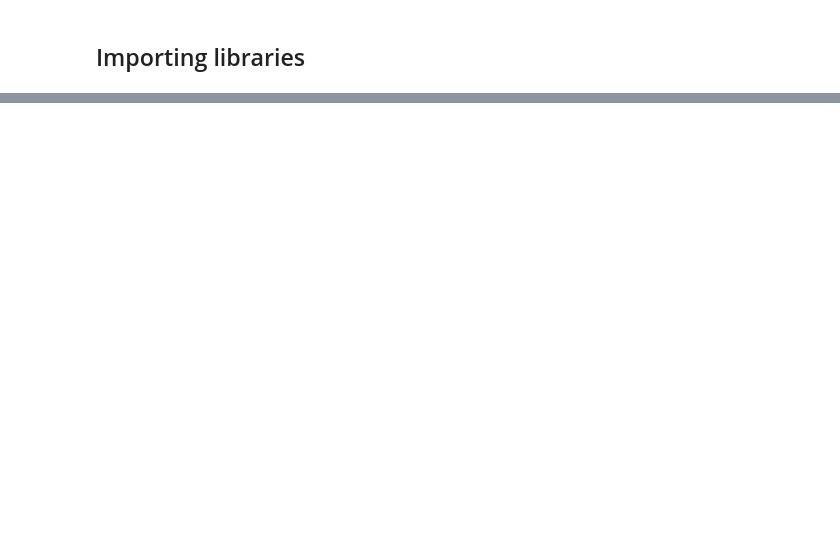
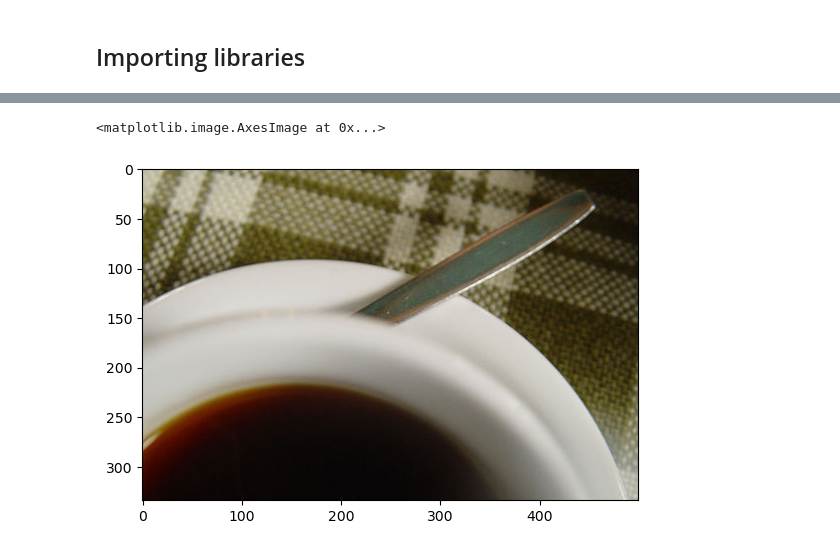
Before and after one commit to faiz2399/Capstone-Project-Image-Reconstruction, a Jupyter notebook: autoencoder_file.ipynb, the cells around one changed output, grey strips where cells are left out. Cells and saved outputs as stored; diff of their text form; code cells hidden in the pictures; blank space fills up the shorter version.

```diff
--- a/autoencoder_file.ipynb
+++ b/autoencoder_file.ipynb
@@ -23,0 +27,15 @@ from tensorflow.keras.optimizers import SGD
+# %%
+file = open('noise_train.pkl','rb')
+
+noise_train = pickle.load(file)
+file.close()
+# %%
+file = open('blur_train.pkl','rb')
+
+blur_train = pickle.load(file)
+file.close()
+# %%
+file = open('blemished_train.pkl','rb')
+
+blemished_train = pickle.load(file)
+file.close()
@@ -23,0 +52,10 @@ from tensorflow.keras.optimizers import SGD
+# %%
+file = open('nochange_train.pkl','rb')
+
+nochange_train = pickle.load(file)
+file.close()
+# %%
+plt.imshow(nochange_train[999])
+# %% [output]
+<matplotlib.image.AxesImage at 0x...>
+[figure, added]
```
Also changed, not shown: parts of 41 cells of this notebook, 2 other files.
